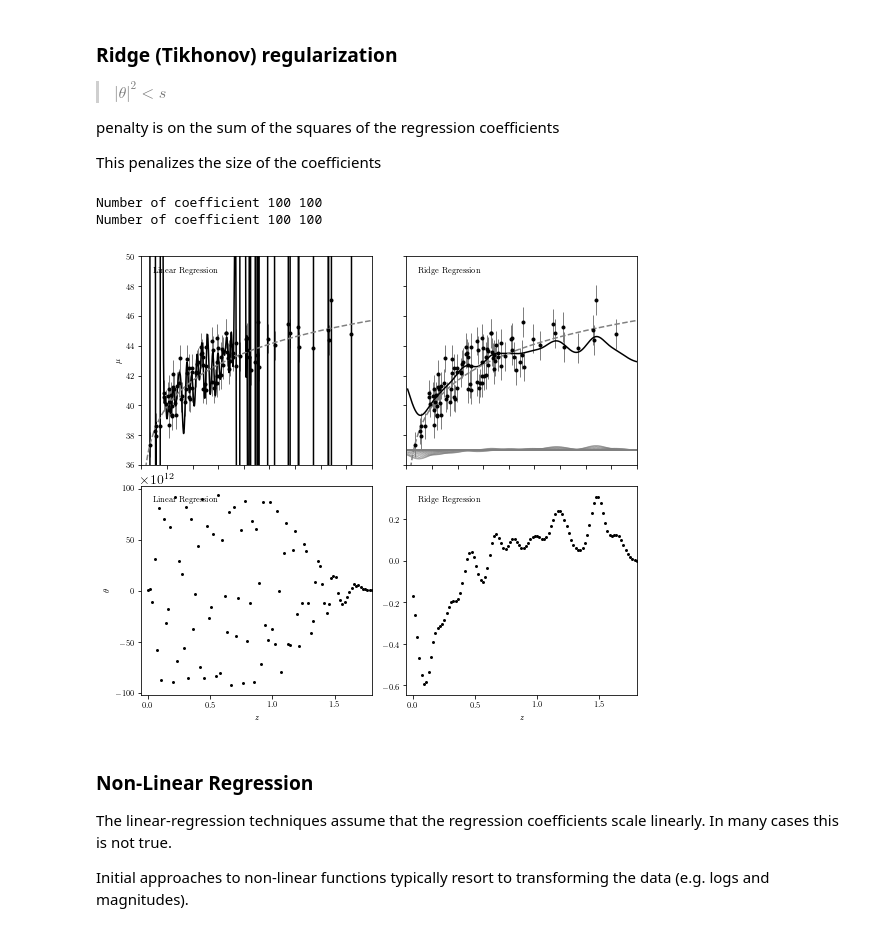
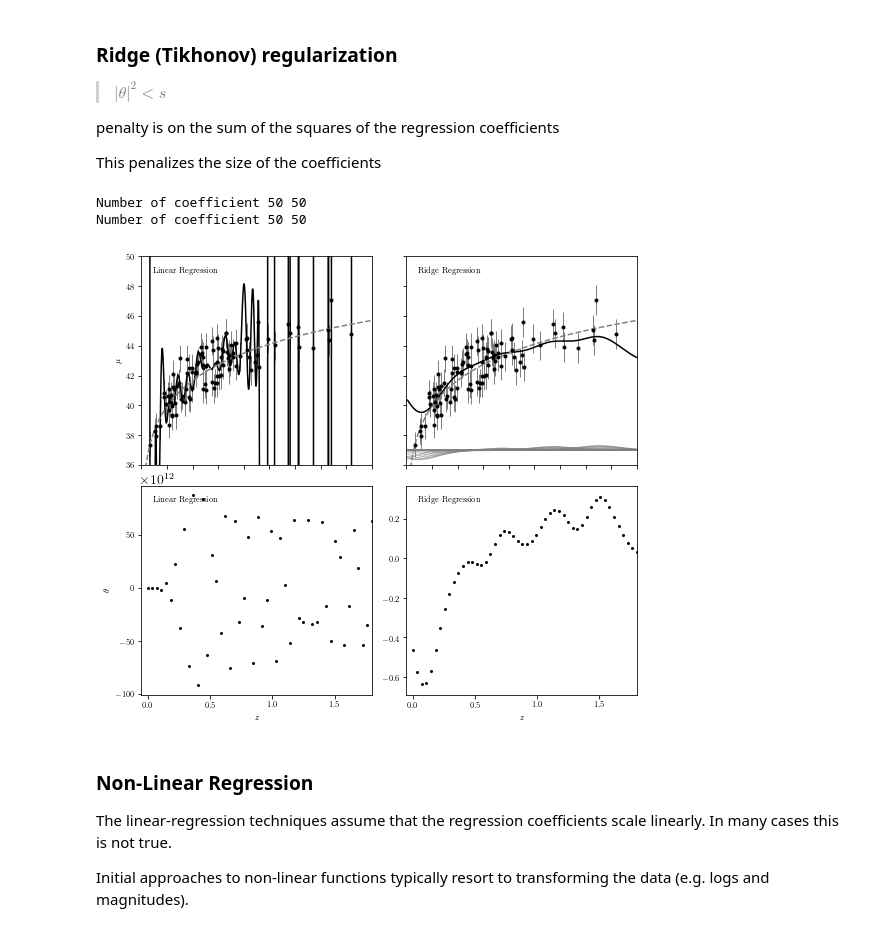
Before and after one commit to connolly/A302_2019, a Jupyter notebook: lectures/lecture-12-scikit-learn/lecture-12-scikit-learn.ipynb, the cells around one changed output. Cells and saved outputs as stored; diff of their text form; code cells hidden in the pictures.

```diff
--- a/lectures/lecture-12-scikit-learn/lecture-12-scikit-learn.ipynb
+++ b/lectures/lecture-12-scikit-learn/lecture-12-scikit-learn.ipynb
@@ -227,14 +227,14 @@ fig.subplots_adjust(left=0.1, right=0.95,
 ax = fig.add_subplot(111)
 
 # fit the data
-clf = PolynomialRegression(degree=4)
+clf = PolynomialRegression(degree=2)
 clf.fit(z_sample[:, None], mu_sample, dmu)
 
 mu_sample_fit = clf.predict(z_sample[:, None])
 mu_fit = clf.predict(z[:, None])
 
 ax.plot(z, mu_fit, '-k')
-ax.plot(z, mu_true, '--', c='gray')
+#ax.plot(z, mu_true, '--', c='gray')
 ax.errorbar(z_sample, mu_sample, dmu, fmt='.k', ecolor='gray', lw=1)
 
 ax.set_xlim(0.01, 1.8)
@@ -422,7 +422,7 @@ from sklearn.linear_model import LinearRegression, Ridge
 def gaussian_basis(x, mu, sigma):
     return np.exp(-0.5 * ((x - mu) / sigma) ** 2)
 
-nGaussians=100
+nGaussians=50
 centers = np.linspace(0, 1.8, nGaussians)
 widths = 3 * (centers[1] - centers[0])
 X = gaussian_basis(z_sample[:, np.newaxis], centers, widths)
@@ -463,36 +463,36 @@ for i in range(2):
     ax.plot(z, mu_true, '--', c='gray')
     ax.errorbar(z_sample, mu_sample, dmu, fmt='.k', ecolor='gray', lw=1)
     ax.set_xlim(0.001, 1.8)
     ax.set_ylim(36, 50)
     ax.text(0.05, 0.95, labels[i],
             ha='left', va='top',
             transform=ax.transAxes)
 
     # plot weights
     ax = plt.subplot(234 + i)
     ax.xaxis.set_major_locator(plt.MultipleLocator(0.5))
     ax.set_xlabel('$z$')
     if i == 0:
         ax.set_ylabel(r'$\theta$')
         w *= 1E-12
         ax.text(0, 1.01, r'$\rm \times 10^{12}$',
                 transform=ax.transAxes, fontsize=14)
     ax.scatter(centers, w, s=9, lw=0, c='k')
 
     ax.set_xlim(-0.05, 1.8)
 
     #ax.set_ylim(-2, 4)
 
     ax.text(0.05, 0.95, labels[i],
             ha='left', va='top',
             transform=ax.transAxes)
     print ("Number of coefficient",len(clf.coef_),len(np.where(np.abs(clf.coef_) > 0.)[0]))
 
 plt.show()
 # %% [output]
-Number of coefficient 100 100
-Number of coefficient 100 100
+Number of coefficient 50 50
+Number of coefficient 50 50
-[figure, old version]
+[figure, new version]
 # %% [markdown]
 ### Non-Linear Regression
 
```
Also changed, not shown: parts of 6 cells of this notebook, 5 other files.
